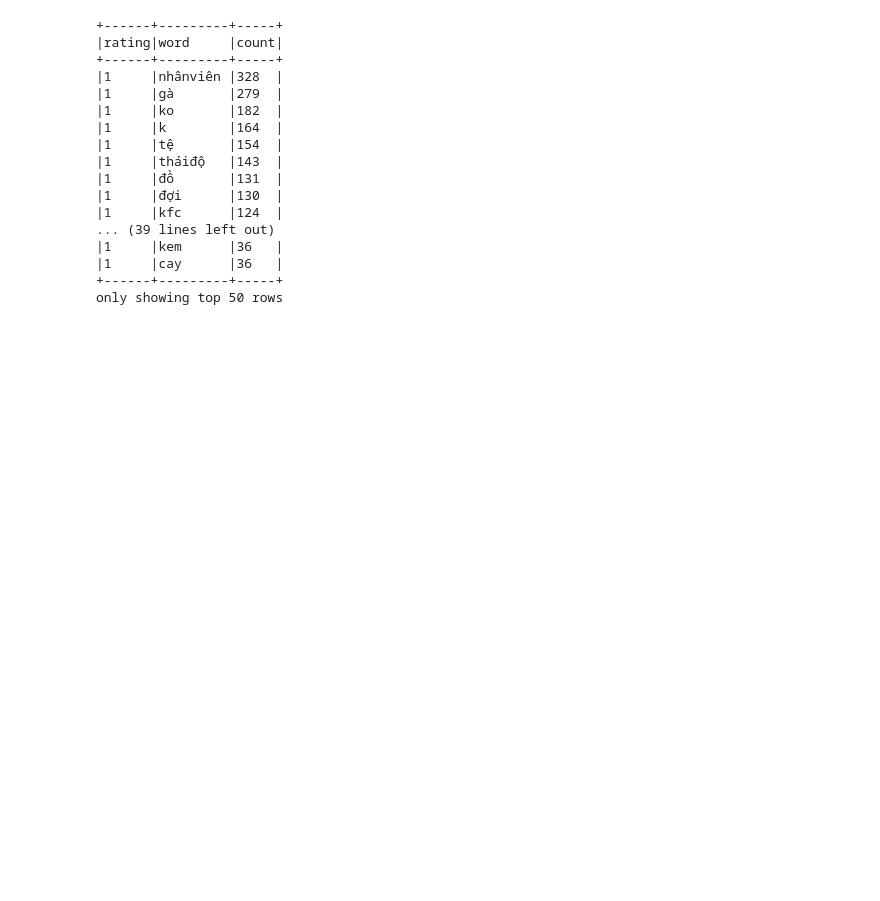
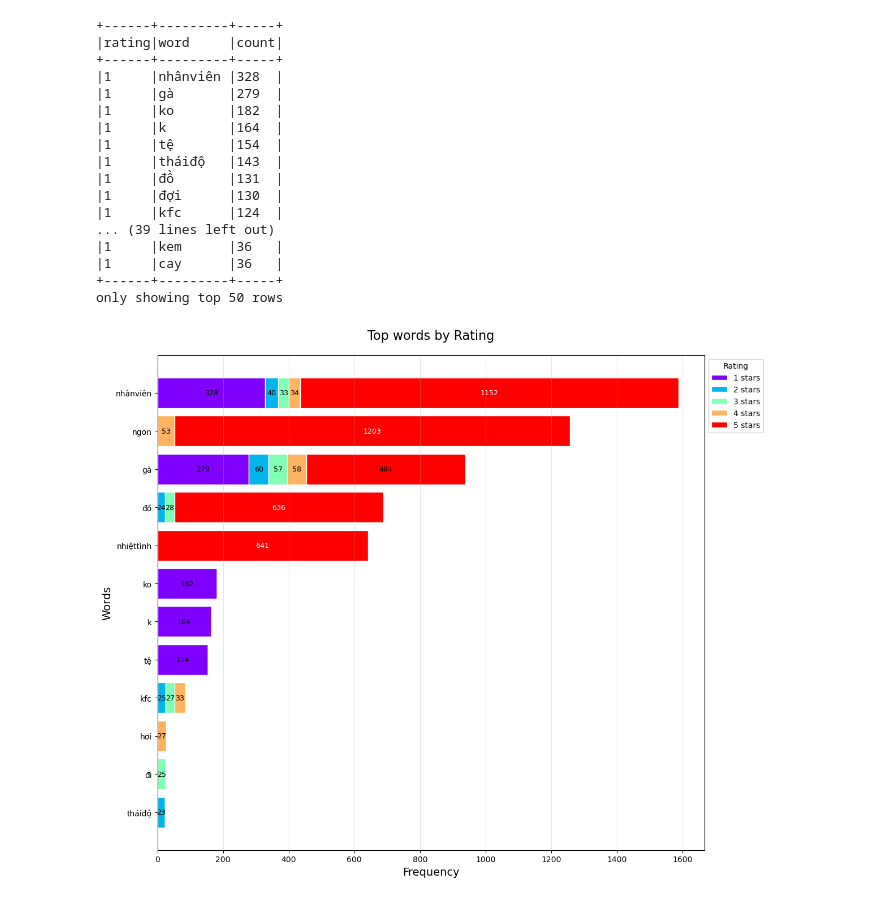
Before and after one commit to Ngoc-Cac/kfc-reviews-with-bigdata, a Jupyter notebook: sentiment_analysis/eda.ipynb, the cells around one changed output. Cells and saved outputs as stored; diff of their text form; code cells hidden in the pictures; blank space fills up the shorter version.

```diff
--- a/sentiment_analysis/eda.ipynb
+++ b/sentiment_analysis/eda.ipynb
@@ -241,13 +344,13 @@ only showing top 50 rows
 # %%
-word_counts_by_rating = df_clean.select(
-    explode(split(col("clean_review"), " ")).alias("word"),
-    col("rating")
+wc_rating = df_clean.select(
+    explode(split(col('clean_review'), ' ')).alias('word'),
+    col('rating')
 ).filter(
-    (col("word") != "") &
-    (~col("word").isin(stopwords))  # Lọc stopwords
-).groupBy("rating", "word").count().orderBy("rating", F.desc("count"))
+    (col('word') != '') &
+    (~col('word').isin(stopwords))
+).groupBy('rating', 'word').count().orderBy('rating', F.desc('count'))
 
-word_counts_by_rating.show(50, truncate=False)
+wc_rating.show(50, truncate=False)
 # %% [output]
 +------+---------+-----+
 |rating|word     |count|
@@ -266,3 +369,72 @@ word_counts_by_rating.show(50, truncate=False)
 |1     |cay      |36   |
 +------+---------+-----+
 only showing top 50 rows
+# %%
+# Convert to Pandas
+pd_rating = wc_rating.toPandas()
+
+# Top words
+top_words = {}
+for rating in [1, 2, 3, 4, 5]:
+    top_words[rating] = (
+        pd_rating[pd_rating['rating'] == rating]
+        .nlargest(5, 'count')[['word', 'count']]
+        .set_index('word')['count']
+    )
+
+all_words = list(set(
+    list(top_words[1].keys()) +
+    list(top_words[2].keys()) +
+    list(top_words[3].keys()) +
+    list(top_words[4].keys()) +
+    list(top_words[5].keys())
+))
+
+df_plot = pd.DataFrame({'word': all_words})
+for rating in [1, 2, 3, 4, 5]:
+    df_plot[f'rating_{rating}'] = [top_words[rating].get(word, 0) for word in all_words]
+
+
+df_plot['total'] = df_plot[[f'rating_{r}' for r in [1,2,3,4,5]]].sum(axis=1)
+df_plot = df_plot.sort_values('total', ascending=True)
+
+# Visualize stacked chart
+plt.figure(figsize=(12, 10))
+colors = plt.cm.rainbow(np.linspace(0, 1, 5))
+
+left = None
+for idx, rating in enumerate([1, 2, 3, 4, 5]):
+    plt.barh(
+        df_plot['word'],
+        df_plot[f'rating_{rating}'],
+        color=colors[idx],
+        label=f'{rating} stars',
+        left=left,
+        edgecolor='white'
+    )
+    left = df_plot[f'rating_{rating}'] if left is None else left + df_plot[f'rating_{rating}']
+
+for i, word in enumerate(df_plot['word']):
+    width = 0
+    for rating in [1, 2, 3, 4, 5]:
+        value = df_plot[f'rating_{rating}'].iloc[i]
+        if value > 0:
+            plt.text(
+                width + value/2, i,
+                str(int(value)),
+                va='center', ha='center',
+                color='white' if value > max(df_plot[[f'rating_{r}' for r in [1,2,3,4,5]]].max())/2 else 'black',
+                fontsize=9
+            )
+            width += value
+
+plt.title('Top words by Rating', fontsize=16, pad=20)
+plt.ylabel('Words', fontsize=14)
+plt.xlabel('Frequency', fontsize=14)
+plt.legend(title='Rating', bbox_to_anchor=(1, 1), loc='upper left')
+plt.grid(axis='x', alpha=0.3)
+
+plt.tight_layout()
+plt.show()
+# %% [output]
+[figure, added]
```
Also changed, not shown: parts of 26 cells of this notebook.
